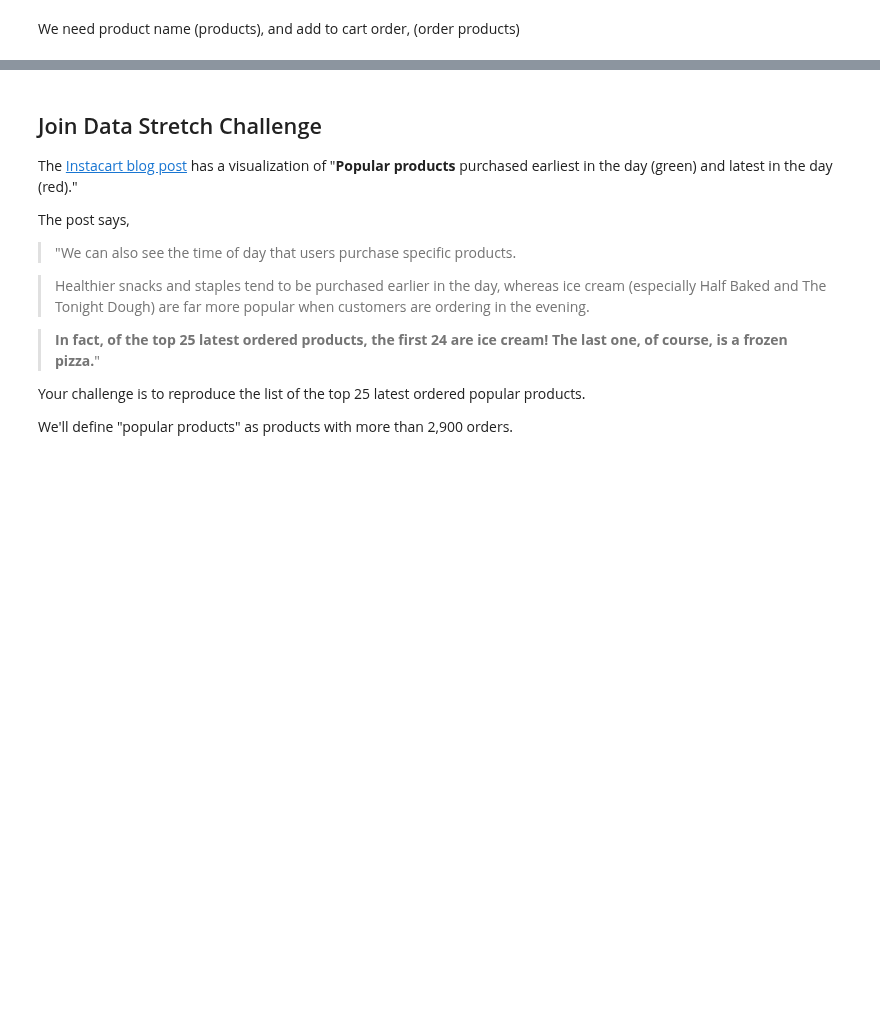
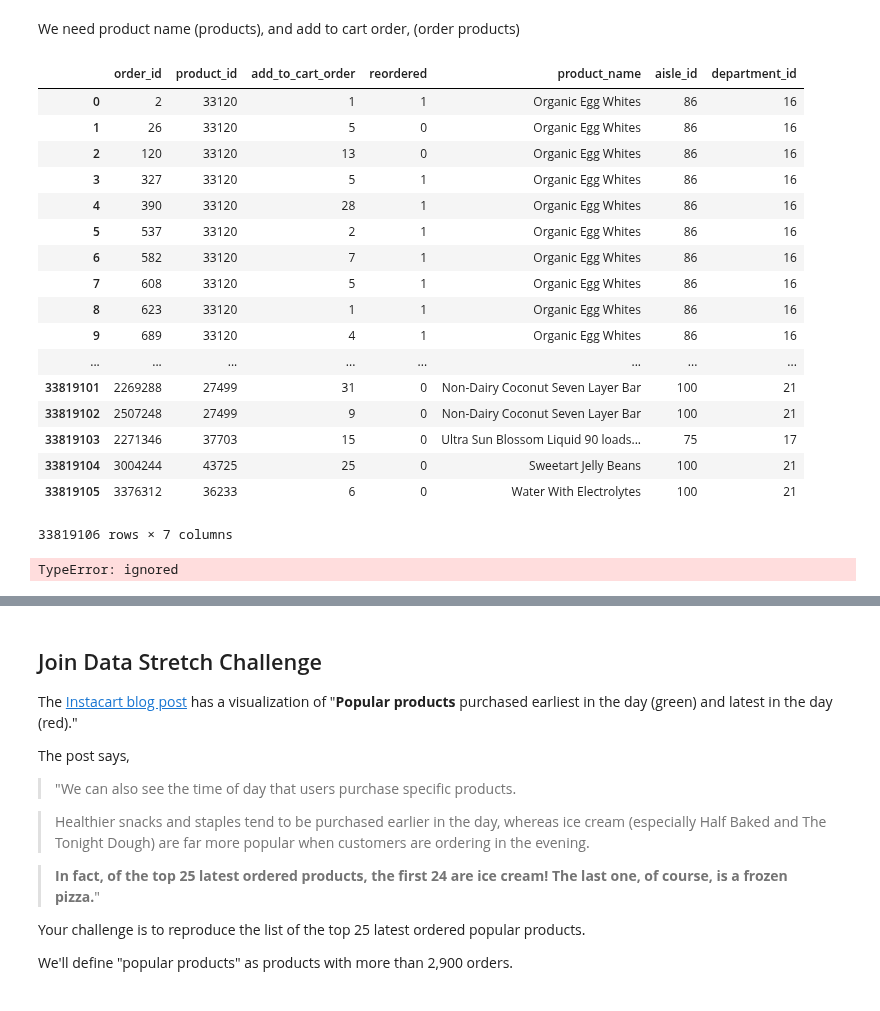
Before and after one commit to HeyLaxmi/DS-Unit-1-Sprint-1-Dealing-With-Data, a Jupyter notebook: Copy_of_Copy_of_LS_DS_121_Join_and_Reshape_Data.ipynb, the cells around one changed output, grey strips where cells are left out. Drawn from its saved outputs; the diff is of its cells as text; code cells hidden in the pictures; blank space fills up the shorter version.

```diff
--- a/Copy_of_Copy_of_LS_DS_121_Join_and_Reshape_Data.ipynb
+++ b/Copy_of_Copy_of_LS_DS_121_Join_and_Reshape_Data.ipynb
@@ -326,2 +328,29 @@ We need product name (products), and add to cart order, (order products)
 # %%
-merged = pd.merge(order_products,
+merged = pd.merge(order_products, products)
+# %%
+merged
+# %% [output]
+|  | order_id | product_id | add_to_cart_order | reordered | product_name | aisle_id | department_id |
+| 0 | 2 | 33120 | 1 | 1 | Organic Egg Whites | 86 | 16 |
+| 1 | 26 | 33120 | 5 | 0 | Organic Egg Whites | 86 | 16 |
+| 2 | 120 | 33120 | 13 | 0 | Organic Egg Whites | 86 | 16 |
+| 3 | 327 | 33120 | 5 | 1 | Organic Egg Whites | 86 | 16 |
+| 4 | 390 | 33120 | 28 | 1 | Organic Egg Whites | 86 | 16 |
+| 5 | 537 | 33120 | 2 | 1 | Organic Egg Whites | 86 | 16 |
+| 6 | 582 | 33120 | 7 | 1 | Organic Egg Whites | 86 | 16 |
+| 7 | 608 | 33120 | 5 | 1 | Organic Egg Whites | 86 | 16 |
+| 8 | 623 | 33120 | 1 | 1 | Organic Egg Whites | 86 | 16 |
+| 9 | 689 | 33120 | 4 | 1 | Organic Egg Whites | 86 | 16 |
+| ... | ... | ... | ... | ... | ... | ... | ... |
+| 33819101 | 2269288 | 27499 | 31 | 0 | Non-Dairy Coconut Seven Layer Bar | 100 | 21 |
+| 33819102 | 2507248 | 27499 | 9 | 0 | Non-Dairy Coconut Seven Layer Bar | 100 | 21 |
+| 33819103 | 2271346 | 37703 | 15 | 0 | Ultra Sun Blossom Liquid 90 loads... | 75 | 17 |
+| 33819104 | 3004244 | 43725 | 25 | 0 | Sweetart Jelly Beans | 100 | 21 |
+| 33819105 | 3376312 | 36233 | 6 | 0 | Water With Electrolytes | 100 | 21 |
+33819106 rows × 7 columns
+# %%
+condition = ((merged['product_name']=='Banana', 'Bag of Organic Bananas'))
+
+healthy_foods = merged[condition]
+# %% [output]
+TypeError: ignored
```
Also changed, not shown: parts of 5 cells of this notebook.
